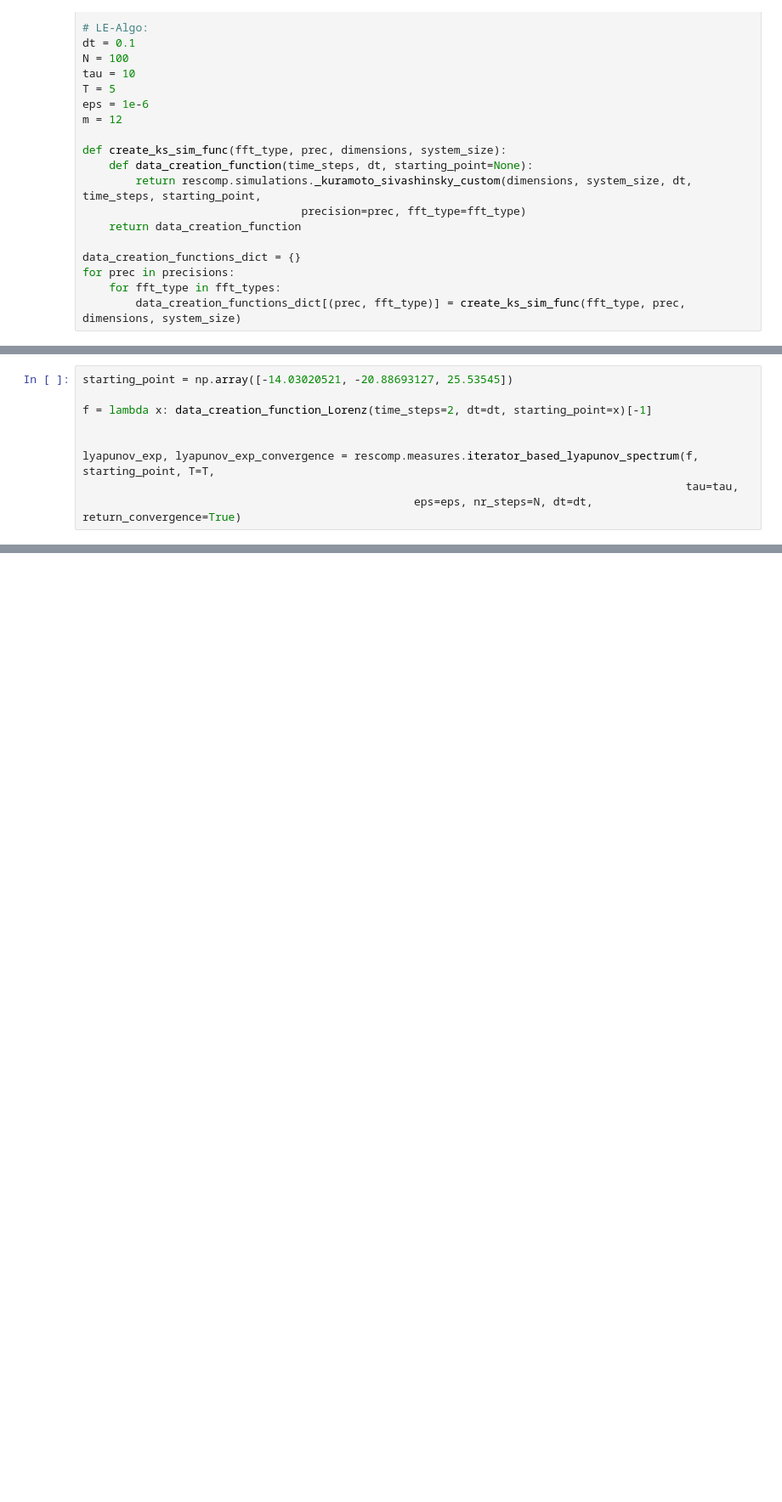
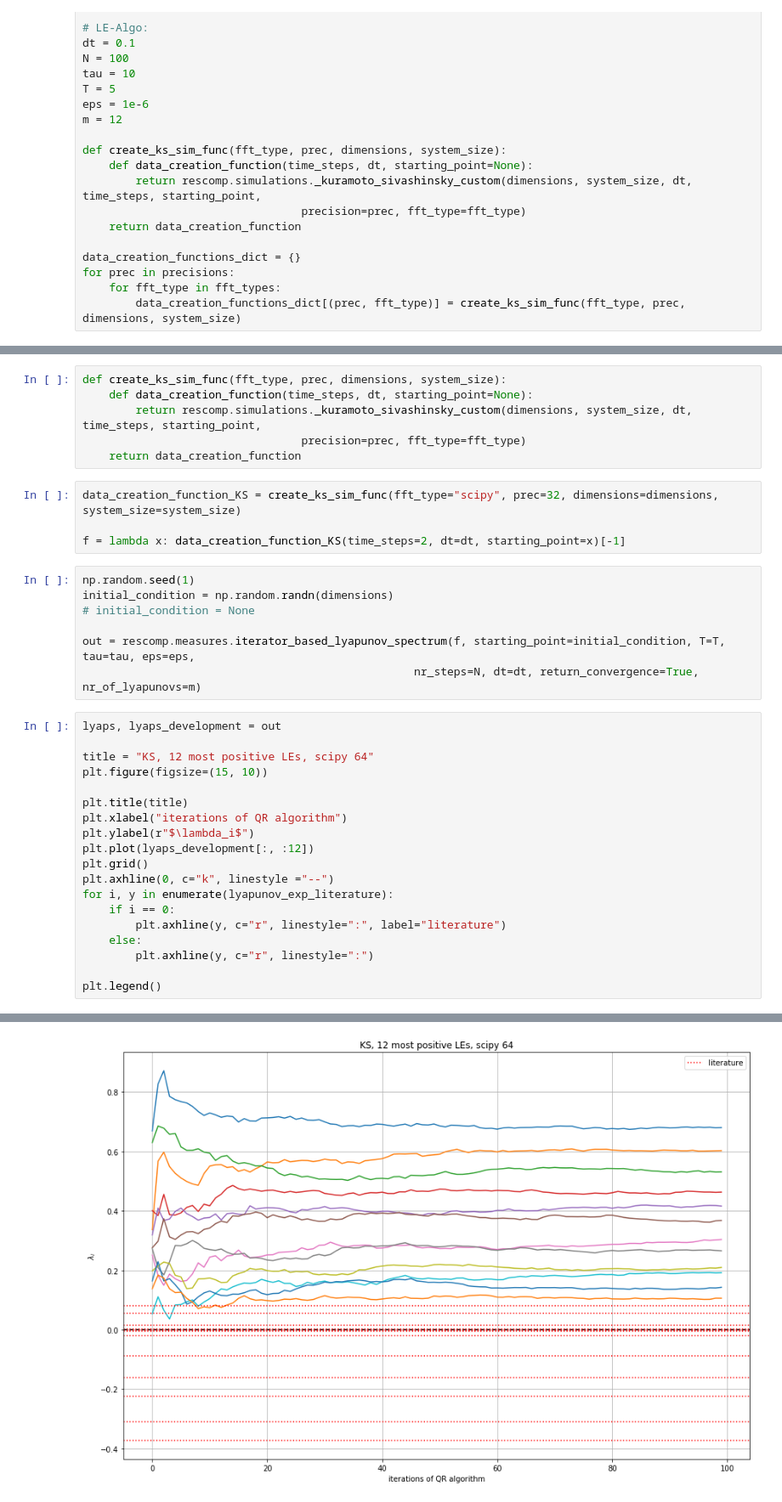
Before and after one commit to baurse/rescomp, a Jupyter notebook: bin/lyapunov_exponents_testing/Lyapunov Exponents_KS_test.ipynb, the cells around one changed output, grey strips where cells are left out. Shown at 85% size. Drawn from its saved outputs; the diff is of its cells as text; blank space fills up the shorter version.

```diff
--- a/bin/lyapunov_exponents_testing/Lyapunov Exponents_KS_test.ipynb
+++ b/bin/lyapunov_exponents_testing/Lyapunov Exponents_KS_test.ipynb
@@ -297,9 +147,0 @@ print(best)
-# %%
-starting_point = np.array([-14.03020521, -20.88693127, 25.53545])
-
-f = lambda x: data_creation_function_Lorenz(time_steps=2, dt=dt, starting_point=x)[-1]
-
-
-lyapunov_exp, lyapunov_exp_convergence = rescomp.measures.iterator_based_lyapunov_spectrum(f, starting_point, T=T,
-                                                                                           tau=tau,
-                                                  eps=eps, nr_steps=N, dt=dt, return_convergence=True)
@@ -313,0 +184,37 @@ print(rescomp.measures.KY_dimension(lyapunov_exp))
+# %%
+def create_ks_sim_func(fft_type, prec, dimensions, system_size):
+    def data_creation_function(time_steps, dt, starting_point=None):
+        return rescomp.simulations._kuramoto_sivashinsky_custom(dimensions, system_size, dt, time_steps, starting_point,
+                                 precision=prec, fft_type=fft_type)
+    return data_creation_function
+# %%
+data_creation_function_KS = create_ks_sim_func(fft_type="scipy", prec=32, dimensions=dimensions, system_size=system_size)
+
+f = lambda x: data_creation_function_KS(time_steps=2, dt=dt, starting_point=x)[-1]
+# %%
+np.random.seed(1)
+initial_condition = np.random.randn(dimensions)
+# initial_condition = None
+
+out = rescomp.measures.iterator_based_lyapunov_spectrum(f, starting_point=initial_condition, T=T, tau=tau, eps=eps,
+                                                  nr_steps=N, dt=dt, return_convergence=True, nr_of_lyapunovs=m)
+# %%
+lyaps, lyaps_development = out
+
+title = "KS, 12 most positive LEs, scipy 64"
+plt.figure(figsize=(15, 10))
+
+plt.title(title)
+plt.xlabel("iterations of QR algorithm")
+plt.ylabel(r"$\lambda_i$")
+plt.plot(lyaps_development[:, :12])
+plt.grid()
+plt.axhline(0, c="k", linestyle ="--")
+for i, y in enumerate(lyapunov_exp_literature):
+    if i == 0:
+        plt.axhline(y, c="r", linestyle=":", label="literature")
+    else:
+        plt.axhline(y, c="r", linestyle=":")
+
+plt.legend()
+# %% [output]
@@ -313,0 +222 @@ print(rescomp.measures.KY_dimension(lyapunov_exp))
+[figure, added]
```
Also changed, not shown: parts of 21 cells of this notebook.
